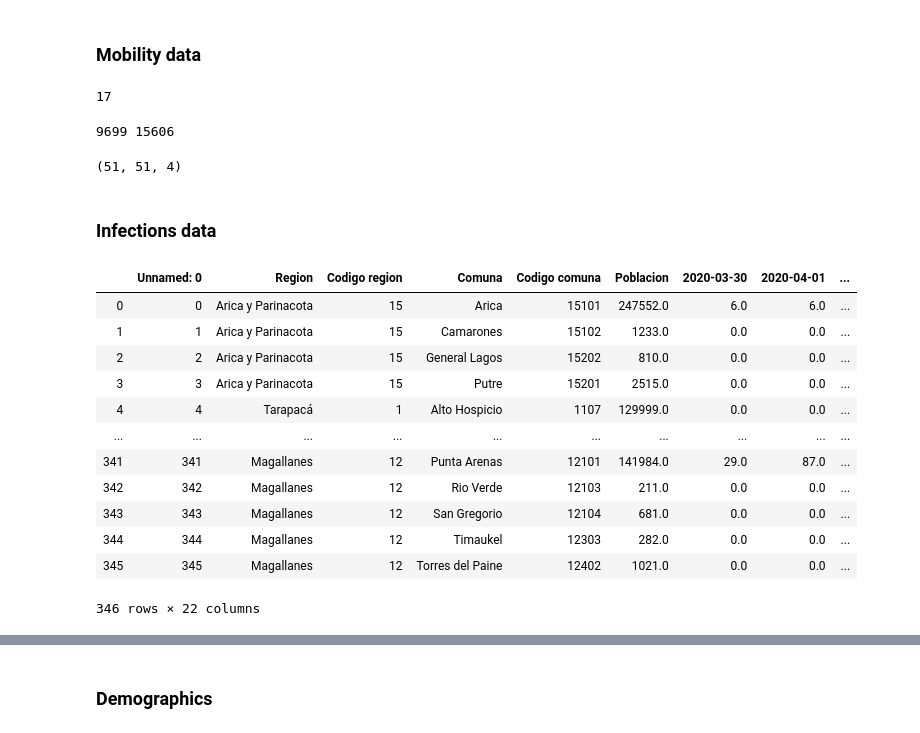
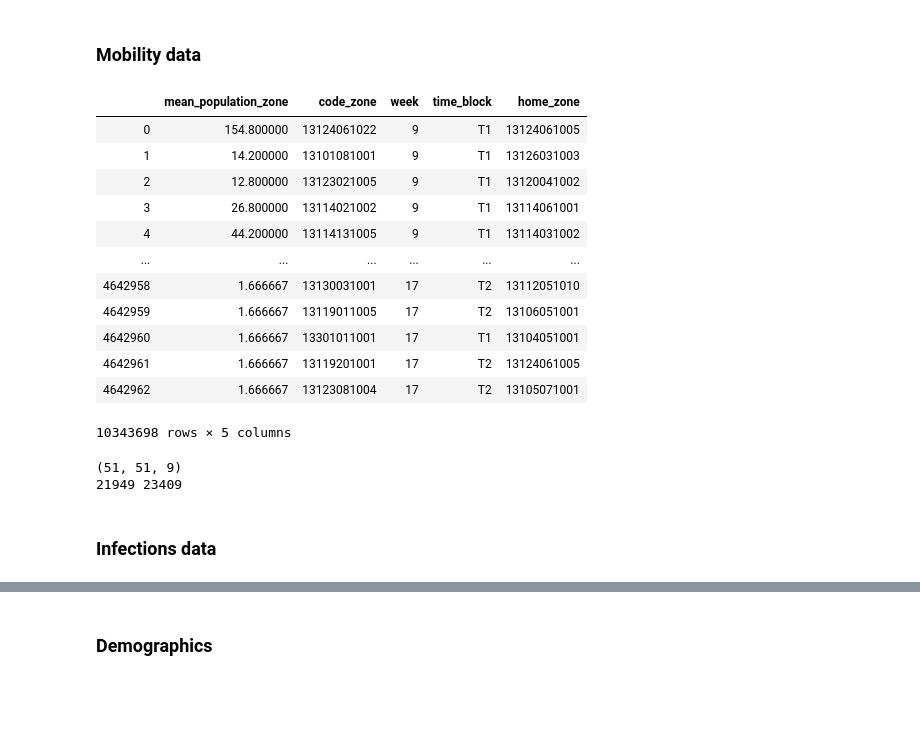
Before and after one commit to gweintra/covid19, a Jupyter notebook: ml_models.ipynb, the cells around one changed output, grey strips where cells are left out. Saved outputs shown, nothing was run; the diff lists cells and outputs as text; code cells hidden in the pictures; blank space fills up the shorter version.

```diff
--- a/ml_models.ipynb
+++ b/ml_models.ipynb
@@ -58,8 +56,32 @@ dict_zone_commune_sid = {zone:dict_commune_sid[commune] for zone, commune in zip
 # %% [markdown]
 ### Mobility data
-# %%
-df_mob.week.max()
-# %% [output]
-17
+# %%
+"""
+Logs of averaged amount of movement of individuals across census zones.
+
+Relevant columns:
+    mean_population_zone = weekly mean of daily number of individuals
+                                that spend majority of their day in census zone [code_zone]
+                                that live in census zone [home_zone]
+    code_zone            = visiting census zone
+    home_zone            = home census zone
+    week                 = week of year
+    time_block           = T1 - 10:00-13:00, T2 - 14:00-17:00
+"""
+df_mob
+# %% [output]
+|  | mean_population_zone | code_zone | week | time_block | home_zone |
+| 0 | 154.800000 | 13124061022 | 9 | T1 | 13124061005 |
+| 1 | 14.200000 | 13101081001 | 9 | T1 | 13126031003 |
+| 2 | 12.800000 | 13123021005 | 9 | T1 | 13120041002 |
+| 3 | 26.800000 | 13114021002 | 9 | T1 | 13114061001 |
+| 4 | 44.200000 | 13114131005 | 9 | T1 | 13114031002 |
+| ... | ... | ... | ... | ... | ... |
+| 4642958 | 1.666667 | 13130031001 | 17 | T2 | 13112051010 |
+| 4642959 | 1.666667 | 13119011005 | 17 | T2 | 13106051001 |
+| 4642960 | 1.666667 | 13301011001 | 17 | T1 | 13104051001 |
+| 4642961 | 1.666667 | 13119201001 | 17 | T2 | 13124061005 |
+| 4642962 | 1.666667 | 13123081004 | 17 | T2 | 13105071001 |
+10343698 rows × 5 columns
 # %%
 """
@@ -96,25 +114,11 @@ A = A[:,:,5:9]
 # %%
+# Mobility matrix over 51 communes in Santiago over 9 time periods (weeks 9-17).
+print(A.shape)
+
 # Matrix is not sparse
 print(np.count_nonzero(A), N*N*T)
-A.shape
 # %% [output]
-9699 15606
+(51, 51, 9)
+21949 23409
-(51, 51, 4)
 # %% [markdown]
 ### Infections data
-# %%
-df_inf
-# %% [output]
-|  | Unnamed: 0 | Region | Codigo region | Comuna | Codigo comuna | Poblacion | 2020-03-30 | 2020-04-01 | ... |
-| 0 | 0 | Arica y Parinacota | 15 | Arica | 15101 | 247552.0 | 6.0 | 6.0 | ... |
-| 1 | 1 | Arica y Parinacota | 15 | Camarones | 15102 | 1233.0 | 0.0 | 0.0 | ... |
-| 2 | 2 | Arica y Parinacota | 15 | General Lagos | 15202 | 810.0 | 0.0 | 0.0 | ... |
-| 3 | 3 | Arica y Parinacota | 15 | Putre | 15201 | 2515.0 | 0.0 | 0.0 | ... |
-| 4 | 4 | Tarapacá | 1 | Alto Hospicio | 1107 | 129999.0 | 0.0 | 0.0 | ... |
-| ... | ... | ... | ... | ... | ... | ... | ... | ... | ... |
-| 341 | 341 | Magallanes | 12 | Punta Arenas | 12101 | 141984.0 | 29.0 | 87.0 | ... |
-| 342 | 342 | Magallanes | 12 | Rio Verde | 12103 | 211.0 | 0.0 | 0.0 | ... |
-| 343 | 343 | Magallanes | 12 | San Gregorio | 12104 | 681.0 | 0.0 | 0.0 | ... |
-| 344 | 344 | Magallanes | 12 | Timaukel | 12303 | 282.0 | 0.0 | 0.0 | ... |
-| 345 | 345 | Magallanes | 12 | Torres del Paine | 12402 | 1021.0 | 0.0 | 0.0 | ... |
-346 rows × 22 columns
```
Also changed, not shown: parts of 22 cells of this notebook.
